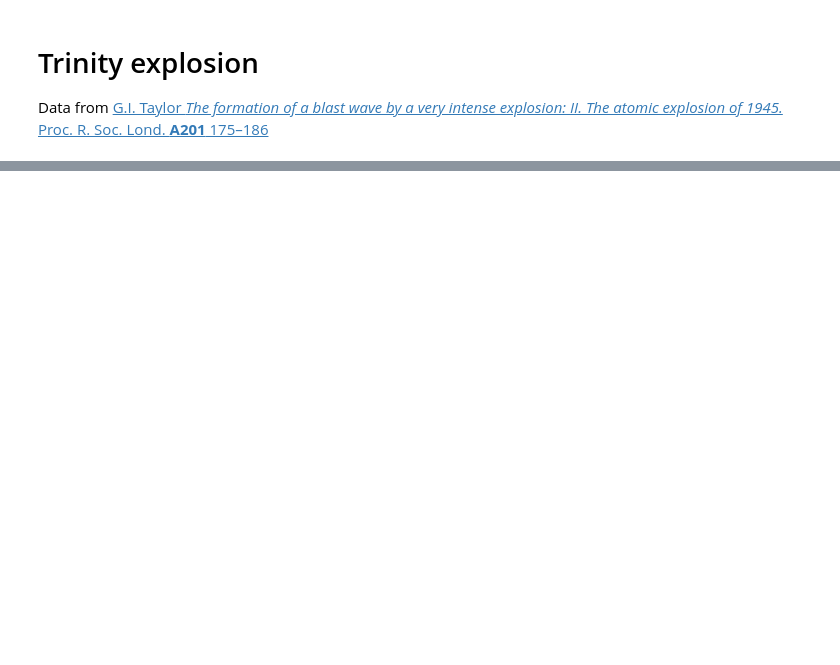
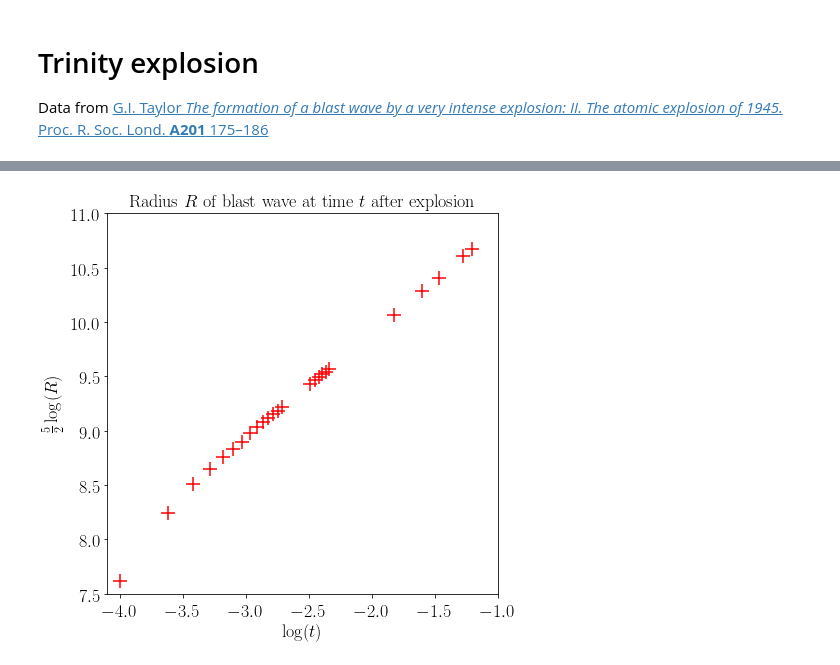
Before and after one commit to jsdiazpo/Physics-Digressions, a Jupyter notebook: Trinity-Test.ipynb, the cells around one changed output, grey strips where cells are left out. Cells and saved outputs as stored; diff of their text form; code cells hidden in the pictures; blank space fills up the shorter version.

```diff
--- a/Trinity-Test.ipynb
+++ b/Trinity-Test.ipynb
@@ -32,0 +35,11 @@ df.head()
+# %%
+fig, ax = plt.subplots()
+fig.set_size_inches(7, 7)
+xmin, xmax = -4.1, -1
+ymin, ymax = 7.5, 11
+ax.scatter(df['log10_t'], df['5/2*log10_R'], s=180, marker='+', color='r')
+ax.set(xlim=[xmin, xmax], ylim=[ymin, ymax],
+       xlabel=r'$\log(t)$', ylabel=r'$\frac{5}{2}\log(R)$',
+       title=r'Radius $R$ of blast wave at time $t$ after explosion');
+# %% [output]
+[figure, added]
```
Also changed, not shown: parts of 15 cells of this notebook.
